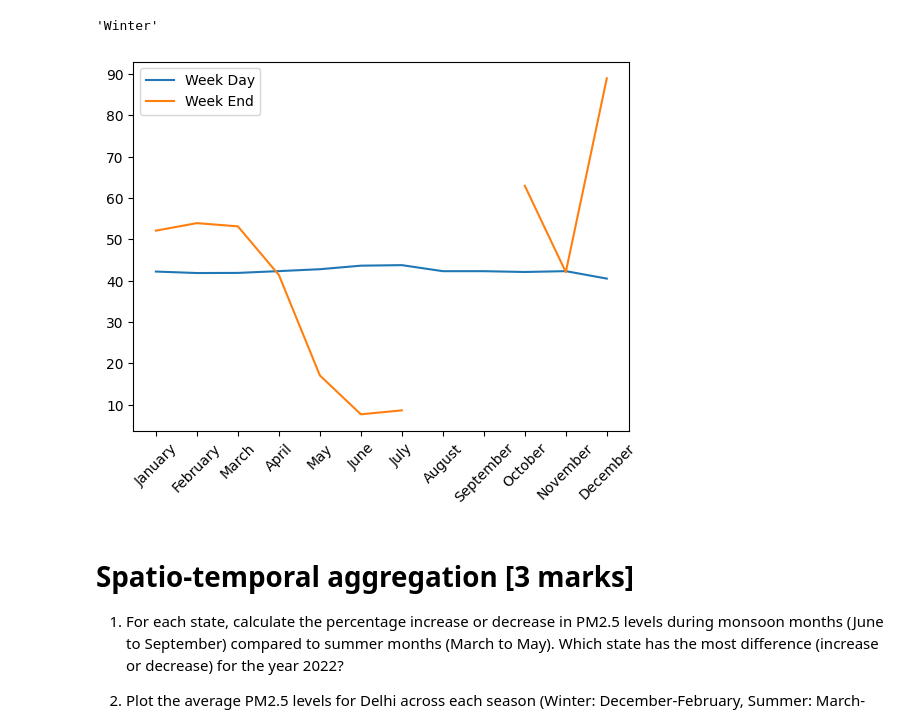
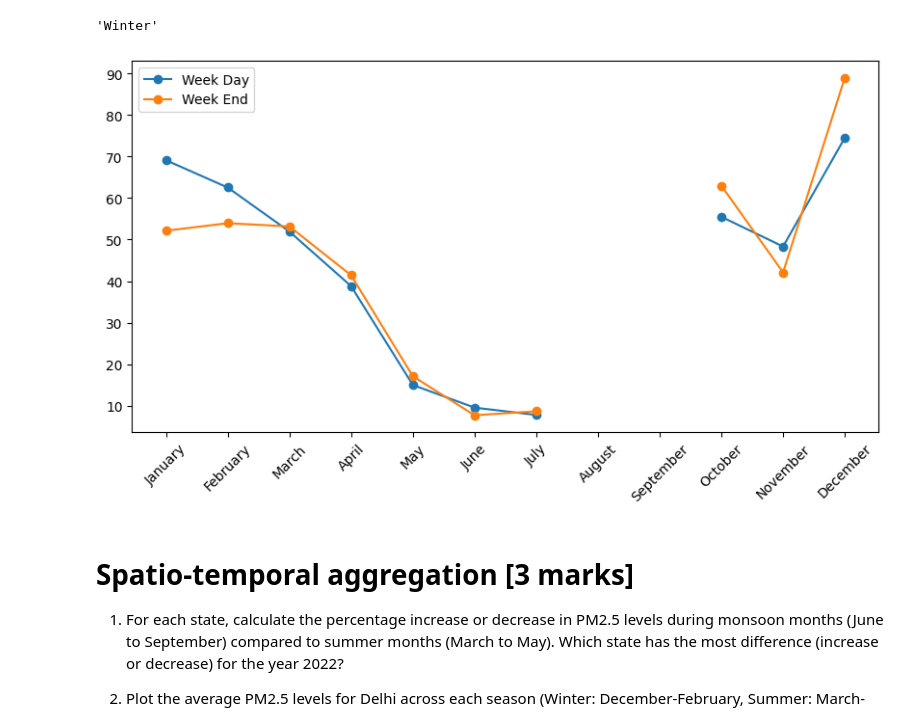
Before and after one commit to ishaank17/PSDV-Grp-ES-114-, a Jupyter notebook: Lab3(p2)/Lab3.ipynb, the cells around one changed output. Cells and saved outputs as stored; diff of their text form; code cells hidden in the pictures.

```diff
--- a/Lab3(p2)/Lab3.ipynb
+++ b/Lab3(p2)/Lab3.ipynb
@@ -6,13 +6,13 @@ import scipy as sc
 import numpy as np
 #smth
 # %%
-# data = pd.read_csv(r"C:\Users\Ishaan\Desktop\DataSet\Data.csv")
-# pop_data = pd.read_csv(r"C:\Users\Ishaan\Desktop\DataSet\State_data.csv")
-# ncap=pd.read_csv(r"C:\Users\Ishaan\Desktop\DataSet\NCAP_Funding.csv")
+data = pd.read_csv(r"C:\Users\Ishaan\Desktop\DataSet\Data.csv")
+pop_data = pd.read_csv(r"C:\Users\Ishaan\Desktop\DataSet\State_data.csv")
+ncap=pd.read_csv(r"C:\Users\Ishaan\Desktop\DataSet\NCAP_Funding.csv")
 
-data = pd.read_csv(r"C:\Users\phataks\Downloads\drive-download-20250213T140207Z-001\Data.csv")
-pop_data = pd.read_csv(r"C:\Users\phataks\Downloads\drive-download-20250213T140207Z-001\State_data.csv")
-ncap=pd.read_csv(r"C:\Users\phataks\Downloads\drive-download-20250213T140207Z-001\NCAP_Funding.csv")
+# data = pd.read_csv(r"C:\Users\phataks\Downloads\drive-download-20250213T140207Z-001\Data.csv")
+# pop_data = pd.read_csv(r"C:\Users\phataks\Downloads\drive-download-20250213T140207Z-001\State_data.csv")
+# ncap=pd.read_csv(r"C:\Users\phataks\Downloads\drive-download-20250213T140207Z-001\NCAP_Funding.csv")
 
 szn_grp = {
     12: 'Winter', 1: 'Winter', 2: 'Winter',
@@ -147,29 +130,31 @@ lalData["seasons"].sort_values().unique()[maxArg] #,lalData.loc[:,["seasons","PM
 # %%
 # Compare the average PM2.5 levels during weekends and weekdays for the station Lal Bahadur Shastri Nagar, Kalaburagi -KSPCB over the year 2021. Create a plot to show these
 # trends
 # Steps:
 # Calculate the monthly average PM2.5 for weekdays and weekends separately
 # X-axis: Months (January to December).
 # Y-axis: Average PM2.5 levels.
 # Use two lines: one for the monthly average PM2.5 levels on weekdays and one for weekends.
 mask=np.array(Date.dt.year==2021)
-lalData=data[mask].query("station=='Lal Bahadur Shastri Nagar, Kalaburagi - KSPCB' ")
+lalData=data[mask].query("station=='Lal Bahadur Shastri Nagar, Kalaburagi - KSPCB'")
 
 weekEndAvg=[]
 weekDayAvg=[]
 for monthNum  in month_grp:
-    monthWeekendMask=(lalData["Timestamp"].dt.month==monthNum) & (lalData["weekday"]== "Weekend")
+    monthWeekendMask=(lalData["Timestamp"].dt.month==monthNum) & (lalData["Timestamp"].dt.weekday >= 5)
+    monthWeekdayMask = (lalData["Timestamp"].dt.month == monthNum) & (lalData["Timestamp"].dt.weekday < 5)
+
     weekEndAvg.append(lalData["PM2.5"][monthWeekendMask].mean())
-    weekDayAvg.append(lalData["PM2.5"][~monthWeekendMask].mean())
+    weekDayAvg.append(lalData["PM2.5"][monthWeekdayMask].mean())
 
-plt.plot(month_grp.values(),weekDayAvg,label="Week Day")
-plt.plot(month_grp.values(),weekEndAvg,label="Week End")
+plt.figure(figsize=(10, 5))
+plt.plot(month_grp.values(),weekDayAvg,label="Week Day" , marker = "o")
+plt.plot(month_grp.values(),weekEndAvg,label="Week End" , marker = "o")
 plt.xticks(rotation=45)
 plt.legend()
 plt.show()
-# lalData.groupby("month")["PM2.5"].mean()
 # %% [output]
-[figure, old version]
+[figure, new version]
 # %% [markdown]
 # **Spatio-temporal aggregation [3 marks]**
 
```
Also changed, not shown: parts of 3 cells of this notebook.
